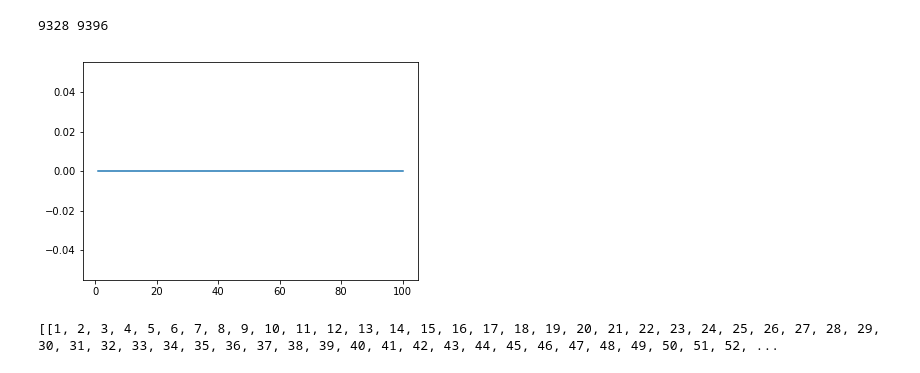
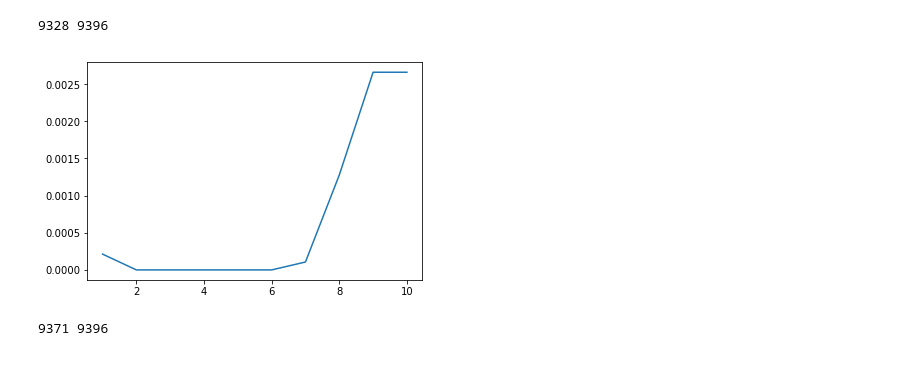
Before and after one commit to mcaballeroguillen/Redes_Neuronales, a Jupyter notebook: Red_Neuronal_1.ipynb, the cells around one changed output. Cells and saved outputs as stored; diff of their text form; code cells hidden in the pictures.

```diff
--- a/Red_Neuronal_1.ipynb
+++ b/Red_Neuronal_1.ipynb
@@ -596,17 +597,32 @@ pyplot.show()
 print(min(a[1]),l)
 # %% [output]
 9328 9396
-# %%
-a=red2.entrenar(train,100,test)
-b=[]
-l= len(xtest)
-for x in a[1]:
-    b.append((l-x)/l)
-pyplot.plot(a[0],b)
-pyplot.show()
-# %% [output]
-[figure, removed]
+# %%
+fabri = Fabrica()
+#fabri.getlr(0.3)
+capa2_1 = fabri.crearCapa(10,9) #Capa 6 pereceptrons 9 pesos cada quien
+capa2_2 = fabri.crearCapa(100,10) #Capa 3 perceptrones 6 pesos cada quien
+capa2_3 = fabri.crearCapa(4,100) #Capa 4 perceptrones 3 pesos
+red2= Red_Neuronal()
+red2.getcapinicial(capa2_1) #Capa incial.
+red2.getcapaintermedia(capa2_2) #Capa incial.
+red2.getcapfinal(capa2_3) #Capa final
+red2.enlazar()
+
+train=[xtrain,ytrain]
+test=[xtest,ytest]
+
+a=red2.entrenar(train,10,test)
+
+b=[]
+l= len(xtest)
+for x in a[1]:
+    b.append((l-x)/l)
+pyplot.plot(a[0],b)
+pyplot.show()
+# %% [output]
+[figure, added]
 # %%
-print(a,l)
+print(min(a[1]),l)
 # %% [output]
-[[1, 2, 3, 4, 5, 6, 7, 8, 9, 10, 11, 12, 13, 14, 15, 16, 17, 18, 19, 20, 21, 22, 23, 24, 25, 26, 27, 28, 29, 30, 31, 32, 33, 34, 35, 36, 37, 38, 39, 40, 41, 42, 43, 44, 45, 46, 47, 48, 49, 50, 51, 52, ...
+9371 9396
```
Also changed, not shown: parts of 3 cells of this notebook.
